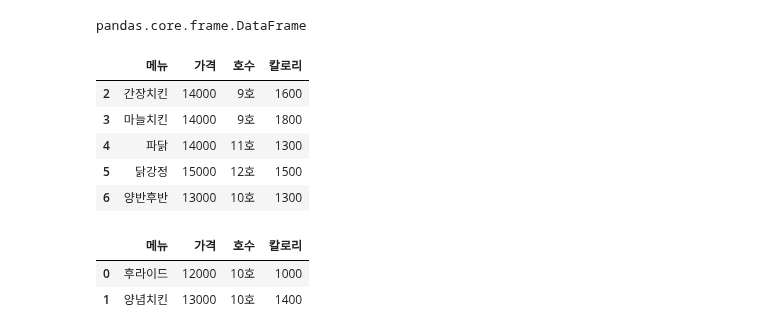
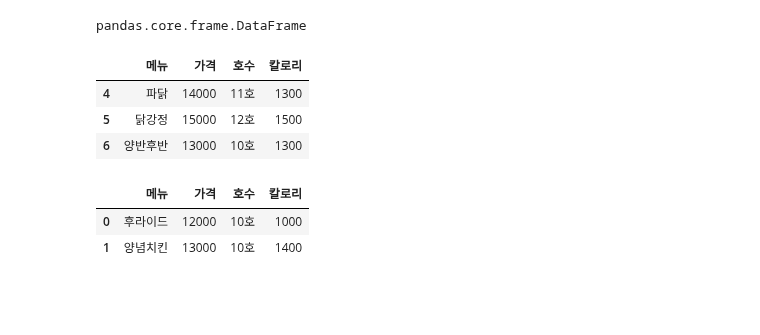
Before and after one commit to lys678/AIFFEL_Online_Quest, a Jupyter notebook: ML_With_Python/머신러닝_기초_노드2_판다스.ipynb, the cells around one changed output. Drawn from its saved outputs; the diff is of its cells as text; code cells hidden in the pictures; blank space fills up the shorter version.

```diff
--- a/ML_With_Python/머신러닝_기초_노드2_판다스.ipynb
+++ b/ML_With_Python/머신러닝_기초_노드2_판다스.ipynb
@@ -70,11 +66,9 @@ type(df)
 # %% [output]
 pandas.core.frame.DataFrame
 # %%
-df.tail()
+df.tail(3)
 # %% [output]
 |  | 메뉴 | 가격 | 호수 | 칼로리 |
-| 2 | 간장치킨 | 14000 | 9호 | 1600 |
-| 3 | 마늘치킨 | 14000 | 9호 | 1800 |
 | 4 | 파닭 | 14000 | 11호 | 1300 |
 | 5 | 닭강정 | 15000 | 12호 | 1500 |
 | 6 | 양반후반 | 13000 | 10호 | 1300 |
```
Also changed, not shown: parts of 26 cells of this notebook.
